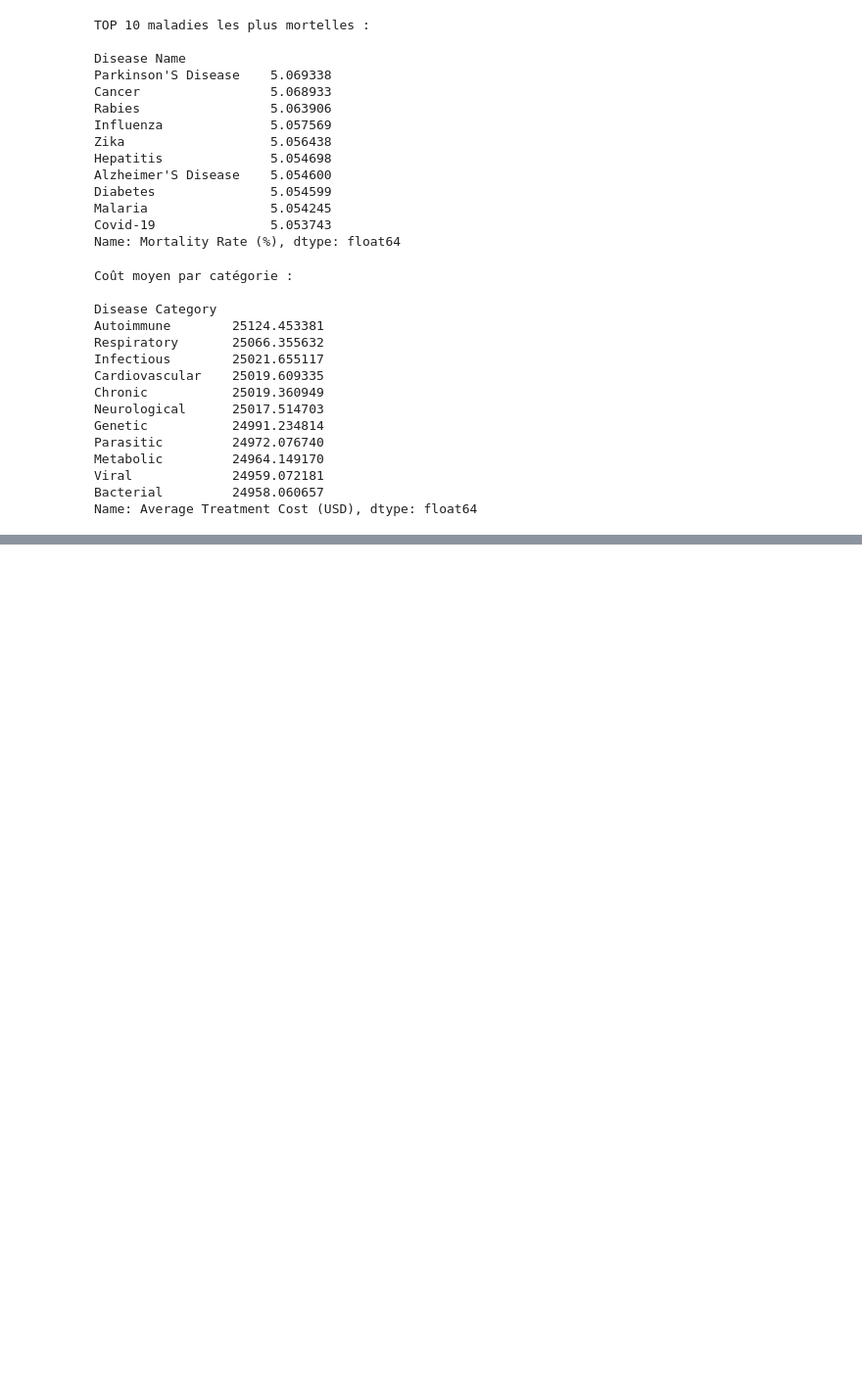
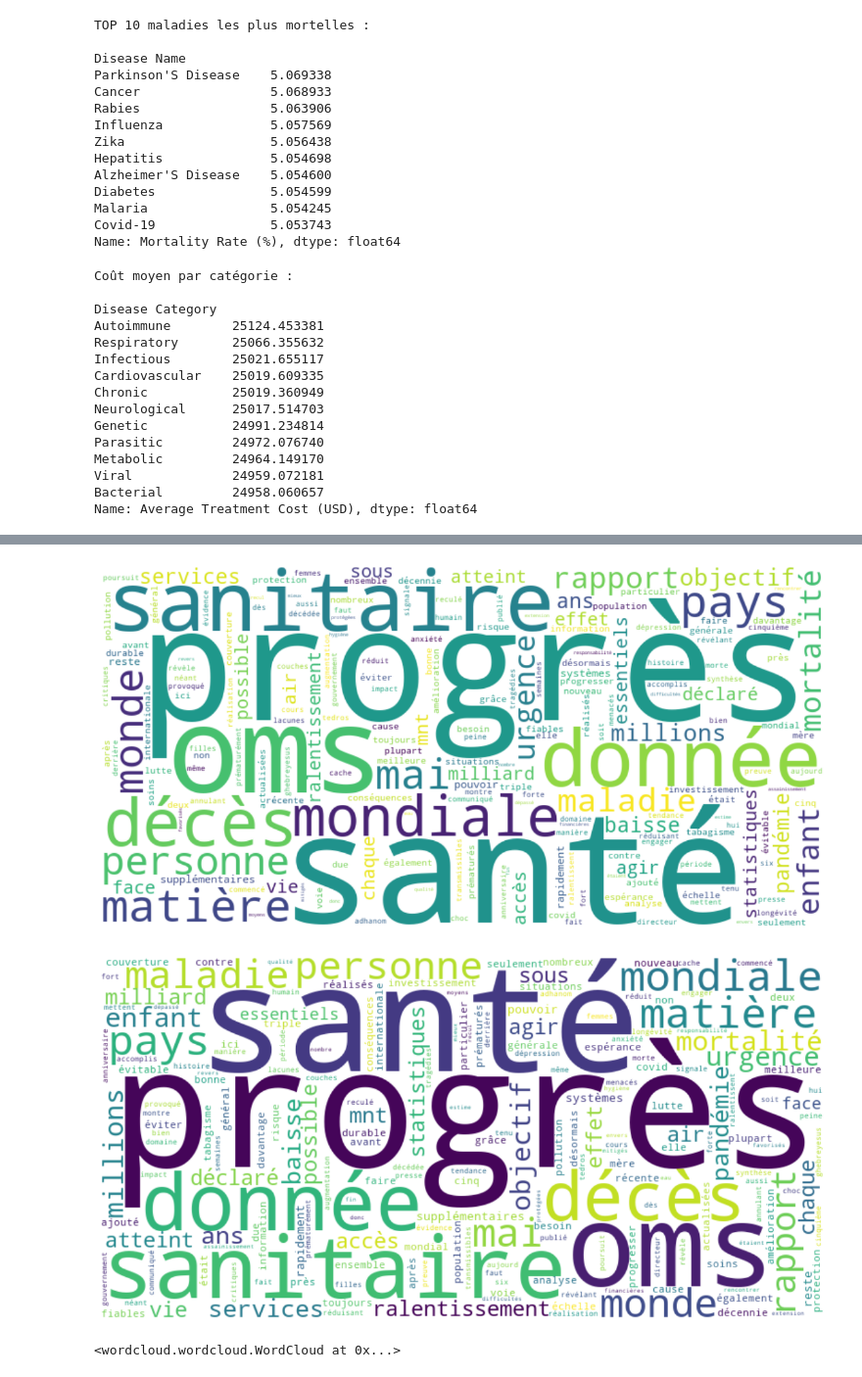
Before and after one commit to Haylize/Data-Management, a Jupyter notebook: notebookdm.ipynb, the cells around one changed output, grey strips where cells are left out. Shown at 98% size. Drawn from its saved outputs; the diff is of its cells as text; code cells hidden in the pictures; blank space fills up the shorter version.

Commit message:
Ajout Section 5 - Text Mining (OMS) + WordCloud

```diff
--- a/notebookdm.ipynb
+++ b/notebookdm.ipynb
@@ -318,0 +363,26 @@ Name: Average Treatment Cost (USD), dtype: float64
+# %%
+# 5.4 Tokenisation et suppression des stopwords
+
+# 1) Tokenisation simple : on découpe le texte sur les espaces
+tokens = text.split()
+
+print("Nombre de tokens bruts :", len(tokens))
+print("Exemple de tokens :", tokens[:20])
+
+# 2) Liste de stopwords français (simple, tu peux la compléter si besoin)
+stop_words = {
+    "le","la","les","un","une","des","de","du","au","aux","en","et","ou","où","que","qui",
+    "dans","pour","par","avec","sans","sur","ce","cet","cette","ces","se","ses","son","sa",
+    "est","sont","été","être","avoir","ont","a","avait","plus","moins","comme",
+    "ne","pas","encore","très","ainsi","entre","depuis","vers",
+    "l","d","s","qu","à","afin","toute","tous","toutes","leur","leurs","dont","lorsque","car"
+}
+
+# 3) On enlève les stopwords et les mots trop courts (<= 2 lettres)
+clean_tokens = [
+    w for w in tokens
+    if w not in stop_words and len(w) > 2
+]
+
+print("Nombre de tokens nettoyés :", len(clean_tokens))
+print("Exemple de tokens nettoyés :", clean_tokens[:30])
@@ -318,0 +406,26 @@ Name: Average Treatment Cost (USD), dtype: float64
+# %%
+# 5.5 Génération du nuage de mots (WordCloud)
+
+# On reconstitue un texte à partir des tokens filtrés
+text_for_wc = " ".join(clean_tokens)
+
+%matplotlib inline
+
+wc = WordCloud(
+    width=800,
+    height=400,
+    background_color="white"
+).generate(text_for_wc)
+
+plt.figure(figsize=(12, 6))
+plt.imshow(wc, interpolation="bilinear")
+plt.axis("off")
+plt.tight_layout()
+plt.show()
+# %% [output]
+[figure, added]
+[figure, added]
+# %%
+wc.to_file("wordcloud_oms.png")
+# %% [output]
+<wordcloud.wordcloud.WordCloud at 0x...>
```
Also changed, not shown: parts of 9 cells of this notebook, 2 other files.
